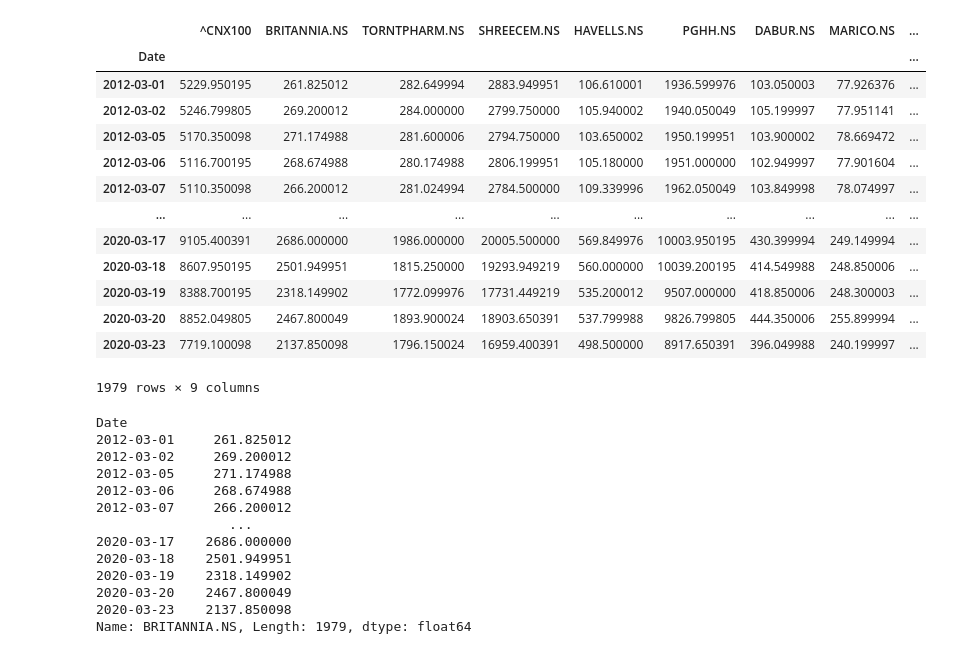
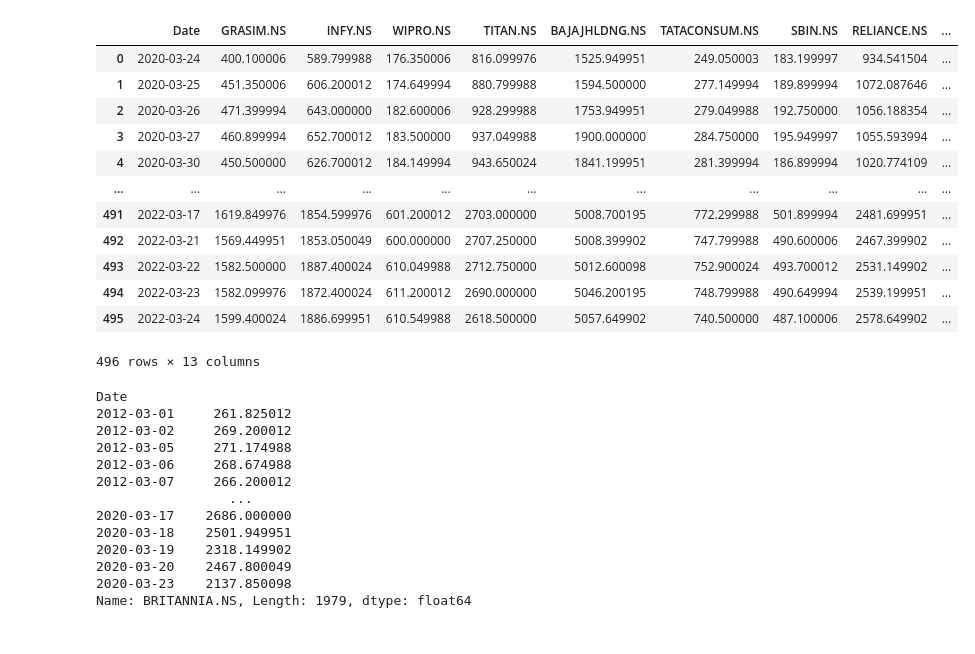
Before and after one commit to HarshMaurya01/HarshMaurya01, a Jupyter notebook: final_yr_project.ipynb, the cells around one changed output. Drawn from its saved outputs; the diff is of its cells as text; code cells hidden in the pictures.

```diff
--- a/final_yr_project.ipynb
+++ b/final_yr_project.ipynb
@@ -14,20 +14,19 @@ df = pd.read_excel('after_covid.xlsx')
 # %%
-mydata
+df
 # %% [output]
-|  | ^CNX100 | BRITANNIA.NS | TORNTPHARM.NS | SHREECEM.NS | HAVELLS.NS | PGHH.NS | DABUR.NS | MARICO.NS | ... |
-| Date |  |  |  |  |  |  |  |  | ... |
-| 2012-03-01 | 5229.950195 | 261.825012 | 282.649994 | 2883.949951 | 106.610001 | 1936.599976 | 103.050003 | 77.926376 | ... |
-| 2012-03-02 | 5246.799805 | 269.200012 | 284.000000 | 2799.750000 | 105.940002 | 1940.050049 | 105.199997 | 77.951141 | ... |
-| 2012-03-05 | 5170.350098 | 271.174988 | 281.600006 | 2794.750000 | 103.650002 | 1950.199951 | 103.900002 | 78.669472 | ... |
-| 2012-03-06 | 5116.700195 | 268.674988 | 280.174988 | 2806.199951 | 105.180000 | 1951.000000 | 102.949997 | 77.901604 | ... |
-| 2012-03-07 | 5110.350098 | 266.200012 | 281.024994 | 2784.500000 | 109.339996 | 1962.050049 | 103.849998 | 78.074997 | ... |
-| ... | ... | ... | ... | ... | ... | ... | ... | ... | ... |
-| 2020-03-17 | 9105.400391 | 2686.000000 | 1986.000000 | 20005.500000 | 569.849976 | 10003.950195 | 430.399994 | 249.149994 | ... |
-| 2020-03-18 | 8607.950195 | 2501.949951 | 1815.250000 | 19293.949219 | 560.000000 | 10039.200195 | 414.549988 | 248.850006 | ... |
-| 2020-03-19 | 8388.700195 | 2318.149902 | 1772.099976 | 17731.449219 | 535.200012 | 9507.000000 | 418.850006 | 248.300003 | ... |
-| 2020-03-20 | 8852.049805 | 2467.800049 | 1893.900024 | 18903.650391 | 537.799988 | 9826.799805 | 444.350006 | 255.899994 | ... |
-| 2020-03-23 | 7719.100098 | 2137.850098 | 1796.150024 | 16959.400391 | 498.500000 | 8917.650391 | 396.049988 | 240.199997 | ... |
+|  | Date | GRASIM.NS | INFY.NS | WIPRO.NS | TITAN.NS | BAJAJHLDNG.NS | TATACONSUM.NS | SBIN.NS | RELIANCE.NS | ... |
+| 0 | 2020-03-24 | 400.100006 | 589.799988 | 176.350006 | 816.099976 | 1525.949951 | 249.050003 | 183.199997 | 934.541504 | ... |
+| 1 | 2020-03-25 | 451.350006 | 606.200012 | 174.649994 | 880.799988 | 1594.500000 | 277.149994 | 189.899994 | 1072.087646 | ... |
+| 2 | 2020-03-26 | 471.399994 | 643.000000 | 182.600006 | 928.299988 | 1753.949951 | 279.049988 | 192.750000 | 1056.188354 | ... |
+| 3 | 2020-03-27 | 460.899994 | 652.700012 | 183.500000 | 937.049988 | 1900.000000 | 284.750000 | 195.949997 | 1055.593994 | ... |
+| 4 | 2020-03-30 | 450.500000 | 626.700012 | 184.149994 | 943.650024 | 1841.199951 | 281.399994 | 186.899994 | 1020.774109 | ... |
+| ... | ... | ... | ... | ... | ... | ... | ... | ... | ... | ... |
+| 491 | 2022-03-17 | 1619.849976 | 1854.599976 | 601.200012 | 2703.000000 | 5008.700195 | 772.299988 | 501.899994 | 2481.699951 | ... |
+| 492 | 2022-03-21 | 1569.449951 | 1853.050049 | 600.000000 | 2707.250000 | 5008.399902 | 747.799988 | 490.600006 | 2467.399902 | ... |
+| 493 | 2022-03-22 | 1582.500000 | 1887.400024 | 610.049988 | 2712.750000 | 5012.600098 | 752.900024 | 493.700012 | 2531.149902 | ... |
+| 494 | 2022-03-23 | 1582.099976 | 1872.400024 | 611.200012 | 2690.000000 | 5046.200195 | 748.799988 | 490.649994 | 2539.199951 | ... |
+| 495 | 2022-03-24 | 1599.400024 | 1886.699951 | 610.549988 | 2618.500000 | 5057.649902 | 740.500000 | 487.100006 | 2578.649902 | ... |
-1979 rows × 9 columns
+496 rows × 13 columns
 # %%
 df1 = mydata['BRITANNIA.NS']
 df1
```
Also changed, not shown: parts of 36 cells of this notebook.
